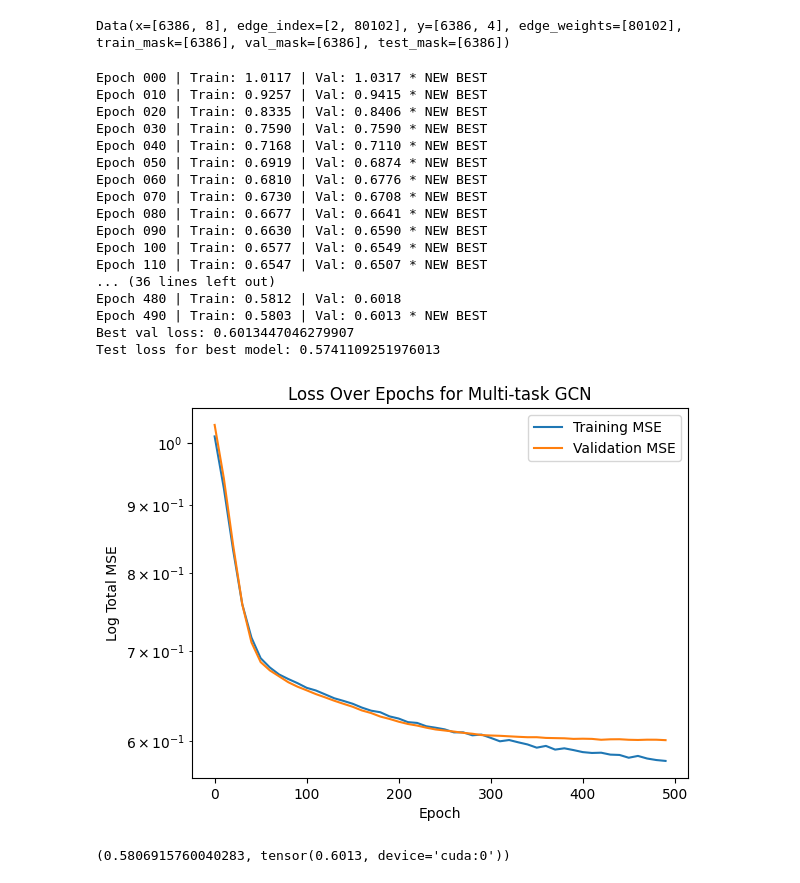
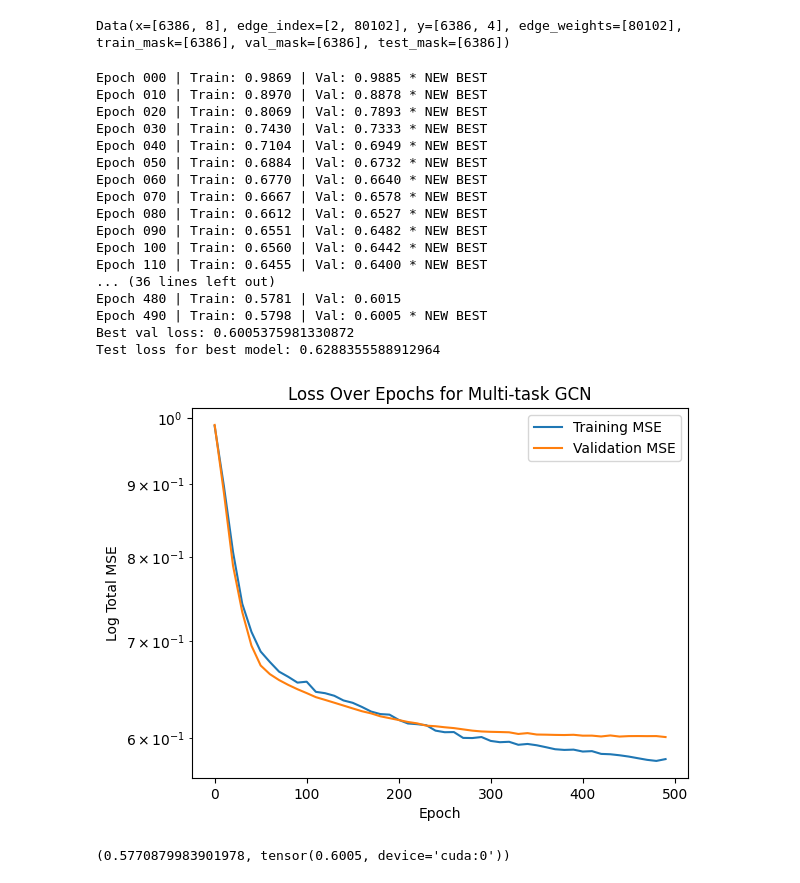
Before and after one commit to qyxhust/Chem277-Team4-Project, a Jupyter notebook: GCN_all4/GCN_all4.ipynb, the cells around one changed output. Cells and saved outputs as stored; diff of their text form; code cells hidden in the pictures.

```diff
--- a/GCN_all4/GCN_all4.ipynb
+++ b/GCN_all4/GCN_all4.ipynb
@@ -326,7 +326,7 @@ class FitModel():
                     best_val_loss = total_val_loss
 
                     # save best model
-                    torch.save(self.model.state_dict(), 'best_model.pth')
+                    torch.save(self.model.state_dict(), 'best_model.pt')
 
                     print(f"Epoch {n:03d} | Train: {total_loss.item():.4f} | Val: {total_val_loss.item():.4f} * NEW BEST")
                 else:
@@ -334,7 +334,7 @@ class FitModel():
 
         # testing loss
         # get best model
-        self.model.load_state_dict(torch.load('best_model.pth'))
+        self.model.load_state_dict(torch.load('best_model.pt'))
 
         self.model.eval()
         with torch.no_grad():
@@ -369,9 +369,9 @@ class FitModel():
         # define parameter space (learning rate, dropout rate, n_neurons)
 
         param_grid = {
-            'learning_rate' : [0.001, 0.0001, 0.00001],
-            'n_neurons' : [64, 128],
-            'dropout_rate' : [0.3, 0.6]
+            'learning_rate' : [0.001, 0.0005, 0.001, 0.00005, 0.00001],
+            'n_neurons' : [32, 64, 128],
+            'dropout_rate' : [0.1, 0.3, 0.5, 0.7]
             }
 
         best_loss = float('inf') # initialize with value of +infinity
@@ -401,52 +401,52 @@ class FitModel():
         Plots MSE loss over epochs for training and validation.
 
         Parameters
         ----------
         train_losses : list
             List containing training losses for all epochs.
         val_losses : list
             List containing validation losses for all epochs.
         epoch_nums : list
             List containing epoch numbers.
         '''
 
         plt.figure()
         plt.plot(epoch_nums, train_losses, label = 'Training MSE')
         plt.plot(epoch_nums, val_losses, label = 'Validation MSE')
 
         plt.title("Loss Over Epochs for Multi-task GCN")
         plt.xlabel("Epoch")
         plt.ylabel("Log Total MSE")
         plt.yscale("log")
         plt.legend()
         plt.show()
 
 device = torch.device('cuda' if torch.cuda.is_available() else 'cpu')
-my_model = My_GCN(num_features=X.shape[1], n_neurons=128, dropout=0.3) # parameters determined through hyperparameter search
+my_model = My_GCN(num_features=X.shape[1], n_neurons=128, dropout=0.5) # parameters determined through hyperparameter search
 my_model = my_model.to(device)
 graph_data = graph_data.to(device)
 My_Fit = FitModel(my_model, 0.001)
 My_Fit.run(graph_data)
 # %% [output]
-Epoch 000 | Train: 1.0117 | Val: 1.0317 * NEW BEST
-Epoch 010 | Train: 0.9257 | Val: 0.9415 * NEW BEST
-Epoch 020 | Train: 0.8335 | Val: 0.8406 * NEW BEST
-Epoch 030 | Train: 0.7590 | Val: 0.7590 * NEW BEST
-Epoch 040 | Train: 0.7168 | Val: 0.7110 * NEW BEST
-Epoch 050 | Train: 0.6919 | Val: 0.6874 * NEW BEST
-Epoch 060 | Train: 0.6810 | Val: 0.6776 * NEW BEST
-Epoch 070 | Train: 0.6730 | Val: 0.6708 * NEW BEST
-Epoch 080 | Train: 0.6677 | Val: 0.6641 * NEW BEST
-Epoch 090 | Train: 0.6630 | Val: 0.6590 * NEW BEST
-Epoch 100 | Train: 0.6577 | Val: 0.6549 * NEW BEST
-Epoch 110 | Train: 0.6547 | Val: 0.6507 * NEW BEST
+Epoch 000 | Train: 0.9869 | Val: 0.9885 * NEW BEST
+Epoch 010 | Train: 0.8970 | Val: 0.8878 * NEW BEST
+Epoch 020 | Train: 0.8069 | Val: 0.7893 * NEW BEST
+Epoch 030 | Train: 0.7430 | Val: 0.7333 * NEW BEST
+Epoch 040 | Train: 0.7104 | Val: 0.6949 * NEW BEST
+Epoch 050 | Train: 0.6884 | Val: 0.6732 * NEW BEST
+Epoch 060 | Train: 0.6770 | Val: 0.6640 * NEW BEST
+Epoch 070 | Train: 0.6667 | Val: 0.6578 * NEW BEST
+Epoch 080 | Train: 0.6612 | Val: 0.6527 * NEW BEST
+Epoch 090 | Train: 0.6551 | Val: 0.6482 * NEW BEST
+Epoch 100 | Train: 0.6560 | Val: 0.6442 * NEW BEST
+Epoch 110 | Train: 0.6455 | Val: 0.6400 * NEW BEST
 ... (36 lines left out)
-Epoch 480 | Train: 0.5812 | Val: 0.6018
-Epoch 490 | Train: 0.5803 | Val: 0.6013 * NEW BEST
-Best val loss: 0.6013447046279907
-Test loss for best model: 0.5741109251976013
+Epoch 480 | Train: 0.5781 | Val: 0.6015
+Epoch 490 | Train: 0.5798 | Val: 0.6005 * NEW BEST
+Best val loss: 0.6005375981330872
+Test loss for best model: 0.6288355588912964
-[figure, old version]
+[figure, new version]
-(0.5806915760040283, tensor(0.6013, device='cuda:0'))
+(0.5770879983901978, tensor(0.6005, device='cuda:0'))
 # %%
 # hyperparameter tuning
 My_Fit.hp_tuning(graph_data, X.shape[1])
```
Also changed, not shown: parts of 1 cell of this notebook, 5 other files.
